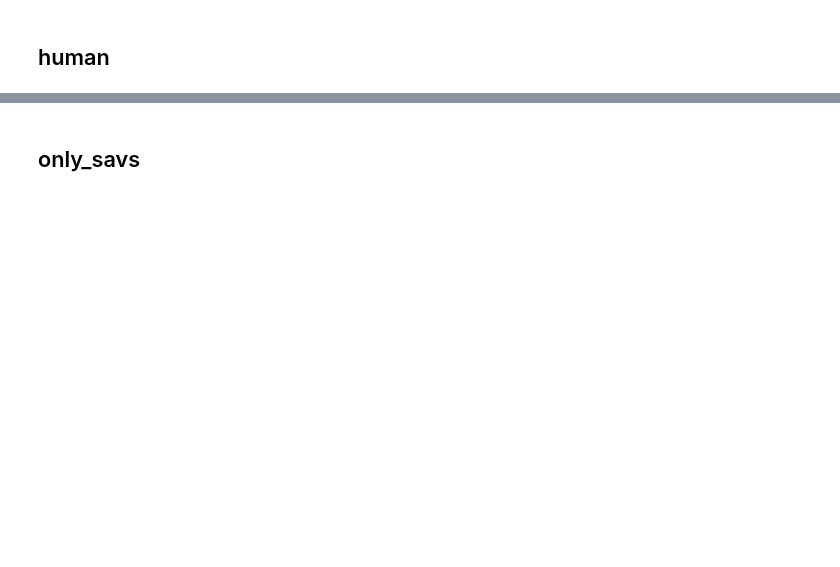
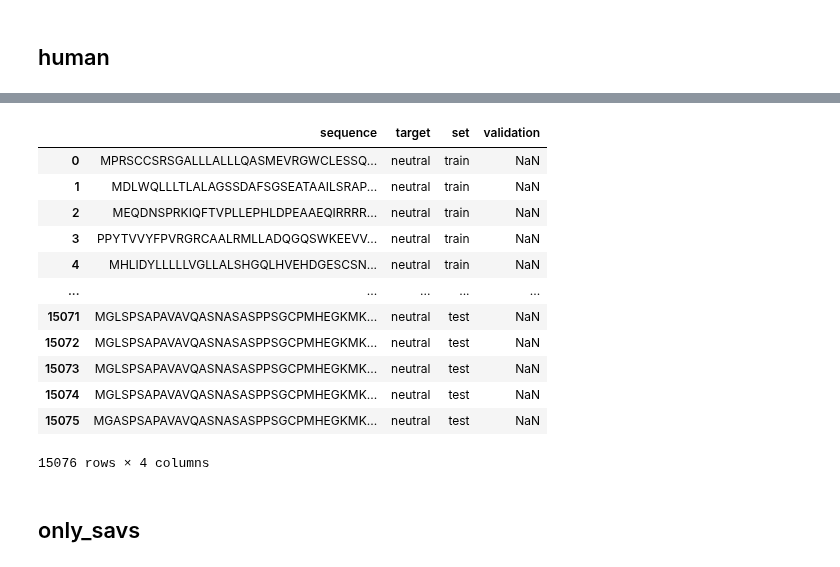
Before and after one commit to J-SNACKKB/FLIP, a Jupyter notebook: collect_splits/6_sav.ipynb, the cells around one changed output, grey strips where cells are left out. Cells and saved outputs as stored; diff of their text form; code cells hidden in the pictures; blank space fills up the shorter version.

```diff
--- a/collect_splits/6_sav.ipynb
+++ b/collect_splits/6_sav.ipynb
@@ -545,3 +568,19 @@ human = human.reset_index(drop = True)
+# %%
+human
+# %% [output]
+|  | sequence | target | set | validation |
+| 0 | MPRSCCSRSGALLLALLLQASMEVRGWCLESSQ... | neutral | train | NaN |
+| 1 | MDLWQLLLTLALAGSSDAFSGSEATAAILSRAP... | neutral | train | NaN |
+| 2 | MEQDNSPRKIQFTVPLLEPHLDPEAAEQIRRRR... | neutral | train | NaN |
+| 3 | PPYTVVYFPVRGRCAALRMLLADQGQSWKEEVV... | neutral | train | NaN |
+| 4 | MHLIDYLLLLLVGLLALSHGQLHVEHDGESCSN... | neutral | train | NaN |
+| ... | ... | ... | ... | ... |
+| 15071 | MGLSPSAPAVAVQASNASASPPSGCPMHEGKMK... | neutral | test | NaN |
+| 15072 | MGLSPSAPAVAVQASNASASPPSGCPMHEGKMK... | neutral | test | NaN |
+| 15073 | MGLSPSAPAVAVQASNASASPPSGCPMHEGKMK... | neutral | test | NaN |
+| 15074 | MGLSPSAPAVAVQASNASASPPSGCPMHEGKMK... | neutral | test | NaN |
+| 15075 | MGASPSAPAVAVQASNASASPPSGCPMHEGKMK... | neutral | test | NaN |
+15076 rows × 4 columns
 # %%
 human.to_csv(split_path / 'splits' / 'human.csv', index = False)
 # %% [markdown]
```
Also changed, not shown: parts of 7 cells of this notebook, 1 other file.
